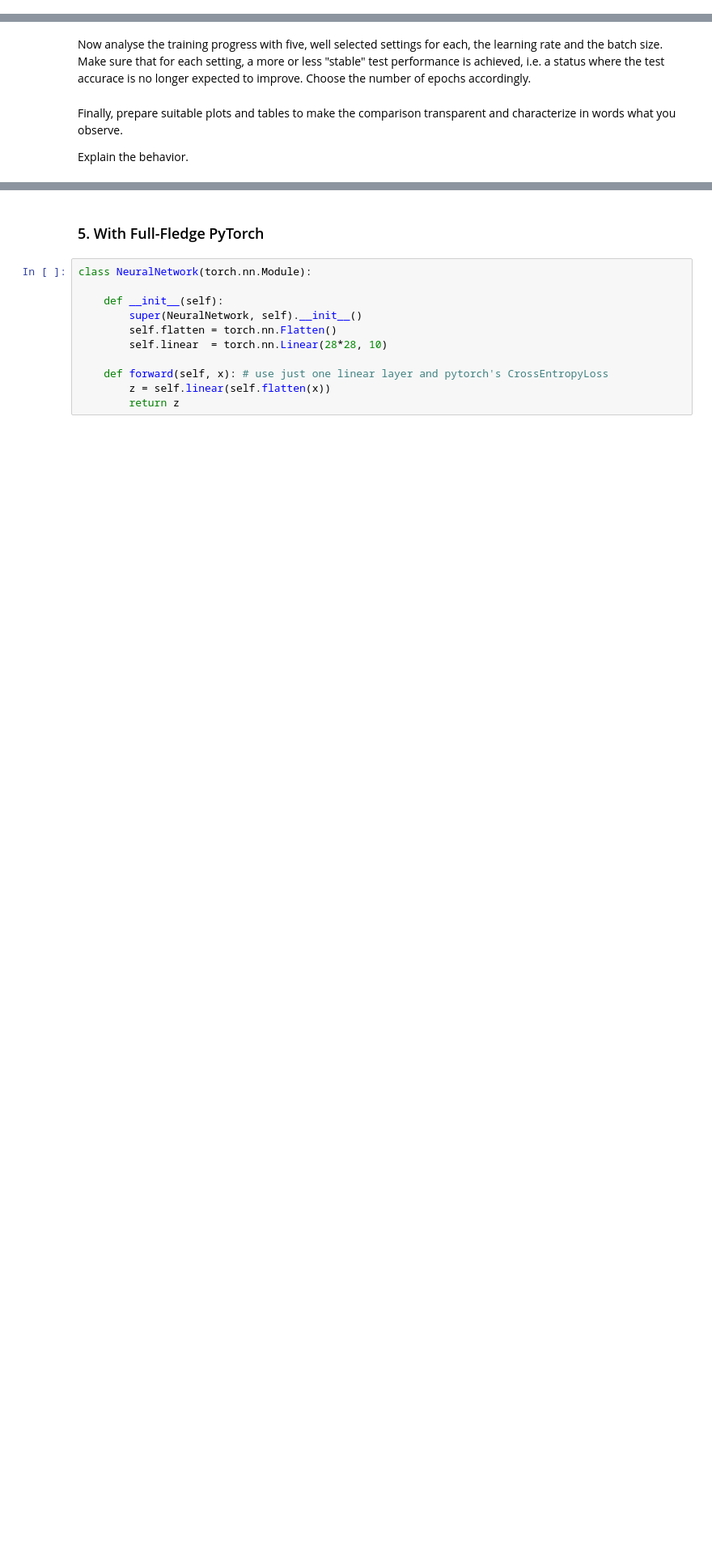
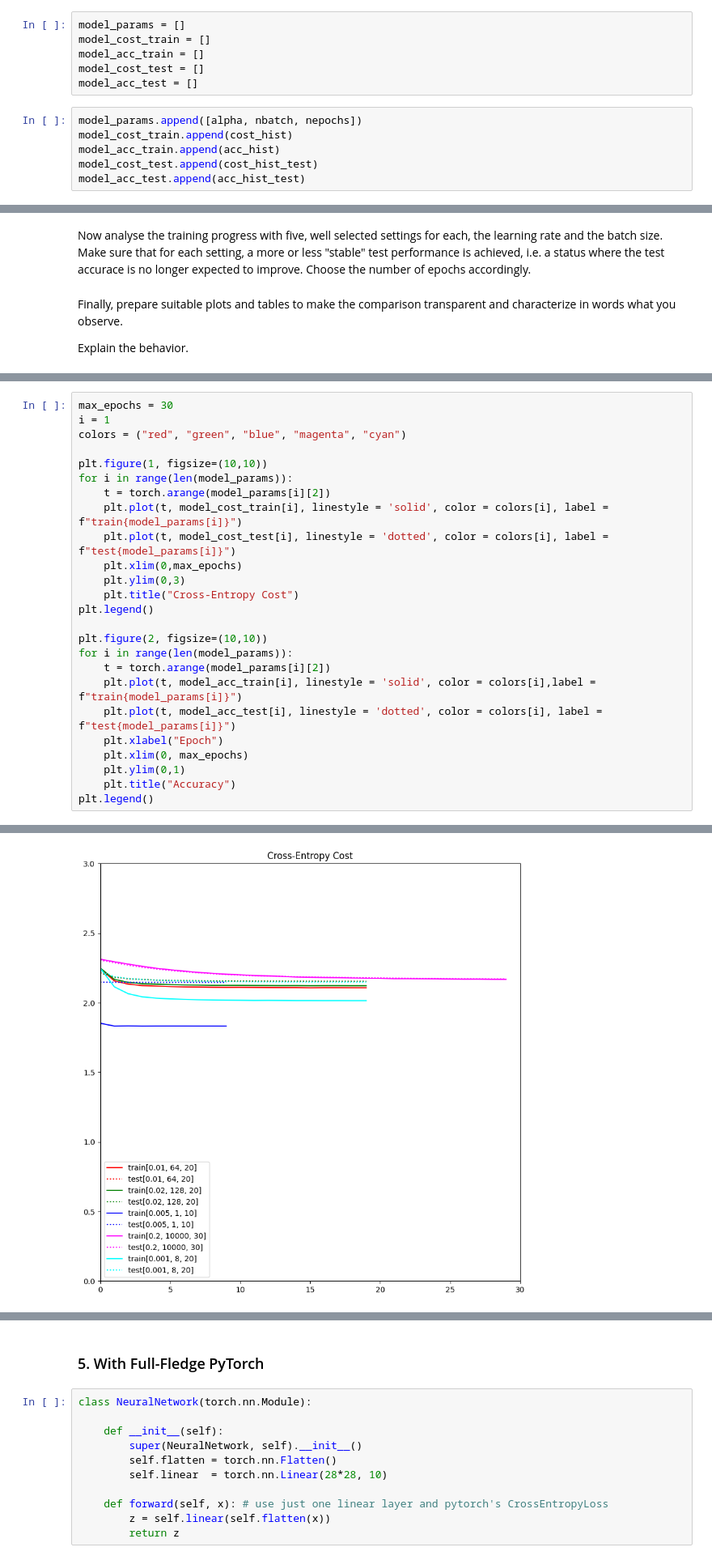
Before and after one commit to ayomeer/DeLearn, a Jupyter notebook: DL-PW-02/jupyter/pw02_softmax_classification_stud.ipynb, the cells around one changed output, grey strips where cells are left out. Shown at 81% size. Saved outputs shown, nothing was run; the diff lists cells and outputs as text; blank space fills up the shorter version.

```diff
--- a/DL-PW-02/jupyter/pw02_softmax_classification_stud.ipynb
+++ b/DL-PW-02/jupyter/pw02_softmax_classification_stud.ipynb
@@ -313,3 +320,15 @@ Text(0.5, 1.0, 'Accuracy')
+# %%
+model_params = []
+model_cost_train = []
+model_acc_train = []
+model_cost_test = []
+model_acc_test = []
+# %%
+model_params.append([alpha, nbatch, nepochs])
+model_cost_train.append(cost_hist)
+model_acc_train.append(acc_hist)
+model_cost_test.append(cost_hist_test)
+model_acc_test.append(acc_hist_test)
 # %% [markdown]
 ### 4. Tune learning rate and batch size
 # %% [markdown]
@@ -324,0 +341,26 @@ Explain the behavior.
+# %%
+max_epochs = 30
+i = 1
+colors = ("red", "green", "blue", "magenta", "cyan")
+
+plt.figure(1, figsize=(10,10))
+for i in range(len(model_params)):
+    t = torch.arange(model_params[i][2])
+    plt.plot(t, model_cost_train[i], linestyle = 'solid', color = colors[i], label = f"train{model_params[i]}")
+    plt.plot(t, model_cost_test[i], linestyle = 'dotted', color = colors[i], label = f"test{model_params[i]}")
+    plt.xlim(0,max_epochs)
+    plt.ylim(0,3)
+    plt.title("Cross-Entropy Cost")
+plt.legend()
+
+plt.figure(2, figsize=(10,10))
+for i in range(len(model_params)):
+    t = torch.arange(model_params[i][2])
+    plt.plot(t, model_acc_train[i], linestyle = 'solid', color = colors[i],label = f"train{model_params[i]}")
+    plt.plot(t, model_acc_test[i], linestyle = 'dotted', color = colors[i], label = f"test{model_params[i]}")
+    plt.xlabel("Epoch")
+    plt.xlim(0, max_epochs)
+    plt.ylim(0,1)
+    plt.title("Accuracy")
+plt.legend()
+# %% [output]
@@ -324,0 +368 @@ Explain the behavior.
+[figure, added]
```
Also changed, not shown: parts of 5 cells of this notebook.
